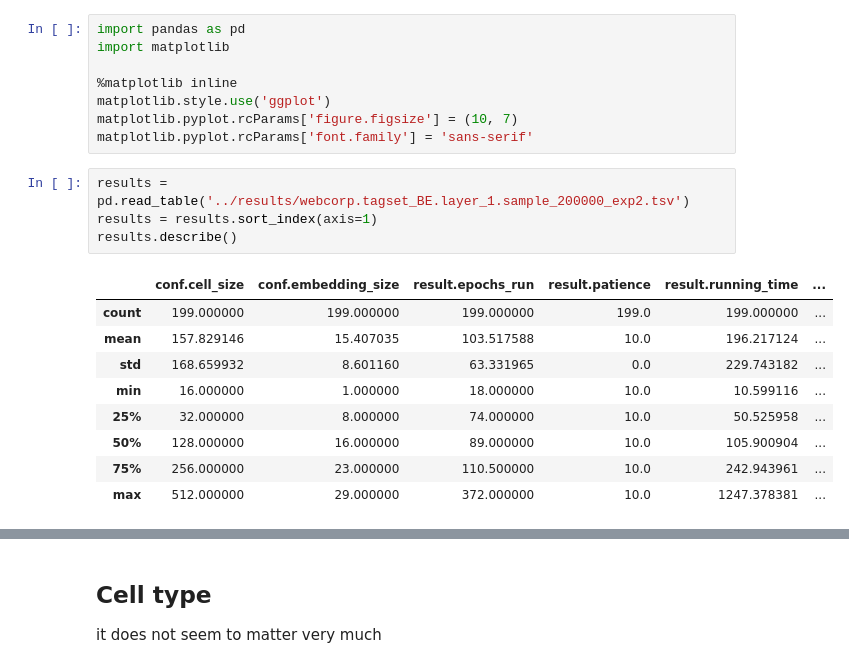
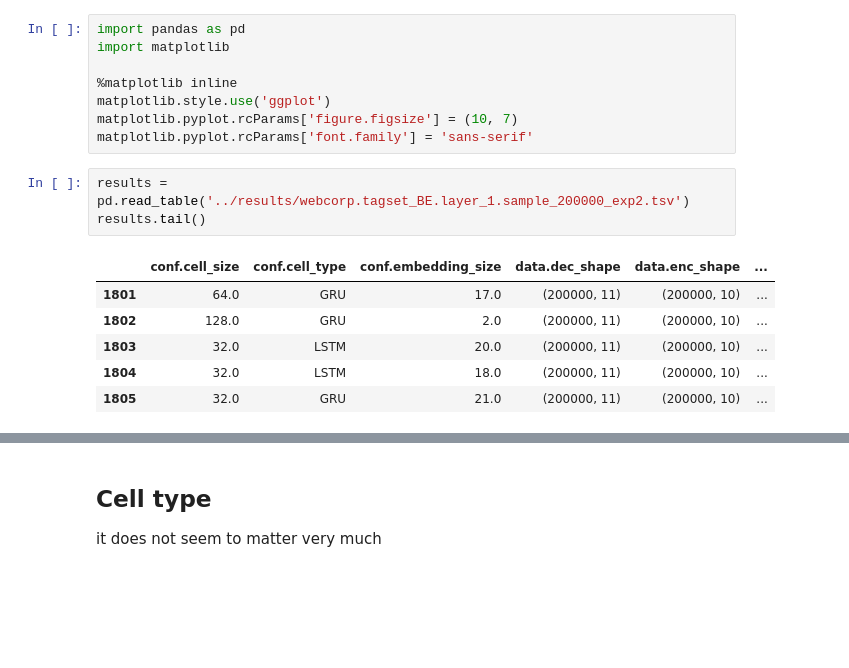
Before and after one commit to juditacs/morph-segmentation, a Jupyter notebook: analysis/baseline_embedding_seq2seq_exp2.ipynb, the cells around one changed output, grey strips where cells are left out. Cells and saved outputs as stored; diff of their text form; blank space fills up the shorter version.

```diff
--- a/analysis/baseline_embedding_seq2seq_exp2.ipynb
+++ b/analysis/baseline_embedding_seq2seq_exp2.ipynb
@@ -31,15 +31,11 @@ matplotlib.pyplot.rcParams['figure.figsize'] = (10, 7)
 matplotlib.pyplot.rcParams['font.family'] = 'sans-serif'
 # %%
 results = pd.read_table('../results/webcorp.tagset_BE.layer_1.sample_200000_exp2.tsv')
-results = results.sort_index(axis=1)
-results.describe()
+results.tail()
 # %% [output]
-|  | conf.cell_size | conf.embedding_size | result.epochs_run | result.patience | result.running_time | ... |
-| count | 199.000000 | 199.000000 | 199.000000 | 199.0 | 199.000000 | ... |
-| mean | 157.829146 | 15.407035 | 103.517588 | 10.0 | 196.217124 | ... |
-| std | 168.659932 | 8.601160 | 63.331965 | 0.0 | 229.743182 | ... |
-| min | 16.000000 | 1.000000 | 18.000000 | 10.0 | 10.599116 | ... |
-| 25% | 32.000000 | 8.000000 | 74.000000 | 10.0 | 50.525958 | ... |
-| 50% | 128.000000 | 16.000000 | 89.000000 | 10.0 | 105.900904 | ... |
-| 75% | 256.000000 | 23.000000 | 110.500000 | 10.0 | 242.943961 | ... |
-| max | 512.000000 | 29.000000 | 372.000000 | 10.0 | 1247.378381 | ... |
+|  | conf.cell_size | conf.cell_type | conf.embedding_size | data.dec_shape | data.enc_shape | ... |
+| 1801 | 64.0 | GRU | 17.0 | (200000, 11) | (200000, 10) | ... |
+| 1802 | 128.0 | GRU | 2.0 | (200000, 11) | (200000, 10) | ... |
+| 1803 | 32.0 | LSTM | 20.0 | (200000, 11) | (200000, 10) | ... |
+| 1804 | 32.0 | LSTM | 18.0 | (200000, 11) | (200000, 10) | ... |
+| 1805 | 32.0 | GRU | 21.0 | (200000, 11) | (200000, 10) | ... |
```
Also changed, not shown: parts of 13 cells of this notebook, 1 other file.
